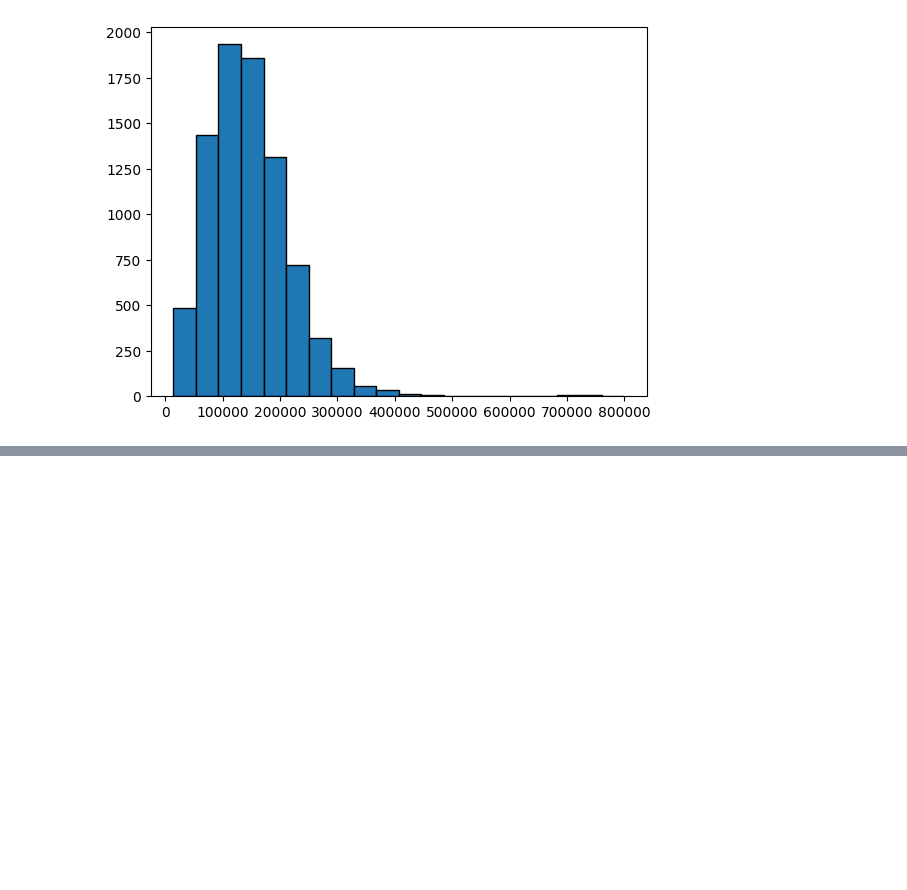
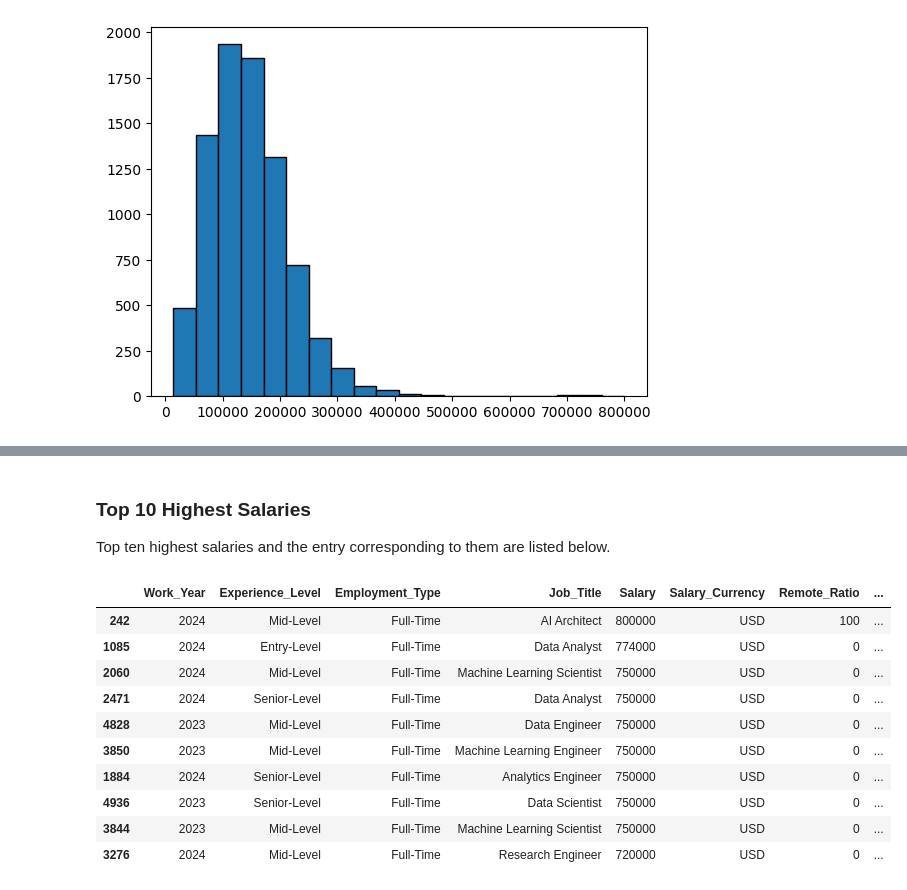
Before and after one commit to ALotov2000/data_science-CA2, a Jupyter notebook: task-2/report.ipynb, the cells around one changed output, grey strips where cells are left out. Drawn from its saved outputs; the diff is of its cells as text; code cells hidden in the pictures; blank space fills up the shorter version.

```diff
--- a/task-2/report.ipynb
+++ b/task-2/report.ipynb
@@ -136,0 +193,17 @@ plt.show()
+# %% [markdown]
+### Top 10 Highest Salaries
+Top ten highest salaries and the entry corresponding to them are listed below.
+# %%
+finalized_df.sort_values(ascending=False, by='Salary_in_USD')[:10]
+# %% [output]
+|  | Work_Year | Experience_Level | Employment_Type | Job_Title | Salary | Salary_Currency | Remote_Ratio | ... |
+| 242 | 2024 | Mid-Level | Full-Time | AI Architect | 800000 | USD | 100 | ... |
+| 1085 | 2024 | Entry-Level | Full-Time | Data Analyst | 774000 | USD | 0 | ... |
+| 2060 | 2024 | Mid-Level | Full-Time | Machine Learning Scientist | 750000 | USD | 0 | ... |
+| 2471 | 2024 | Senior-Level | Full-Time | Data Analyst | 750000 | USD | 0 | ... |
+| 4828 | 2023 | Mid-Level | Full-Time | Data Engineer | 750000 | USD | 0 | ... |
+| 3850 | 2023 | Mid-Level | Full-Time | Machine Learning Engineer | 750000 | USD | 0 | ... |
+| 1884 | 2024 | Senior-Level | Full-Time | Analytics Engineer | 750000 | USD | 0 | ... |
+| 4936 | 2023 | Senior-Level | Full-Time | Data Scientist | 750000 | USD | 0 | ... |
+| 3844 | 2023 | Mid-Level | Full-Time | Machine Learning Scientist | 750000 | USD | 0 | ... |
+| 3276 | 2024 | Mid-Level | Full-Time | Research Engineer | 720000 | USD | 0 | ... |
```
Also changed, not shown: parts of 19 cells of this notebook.
